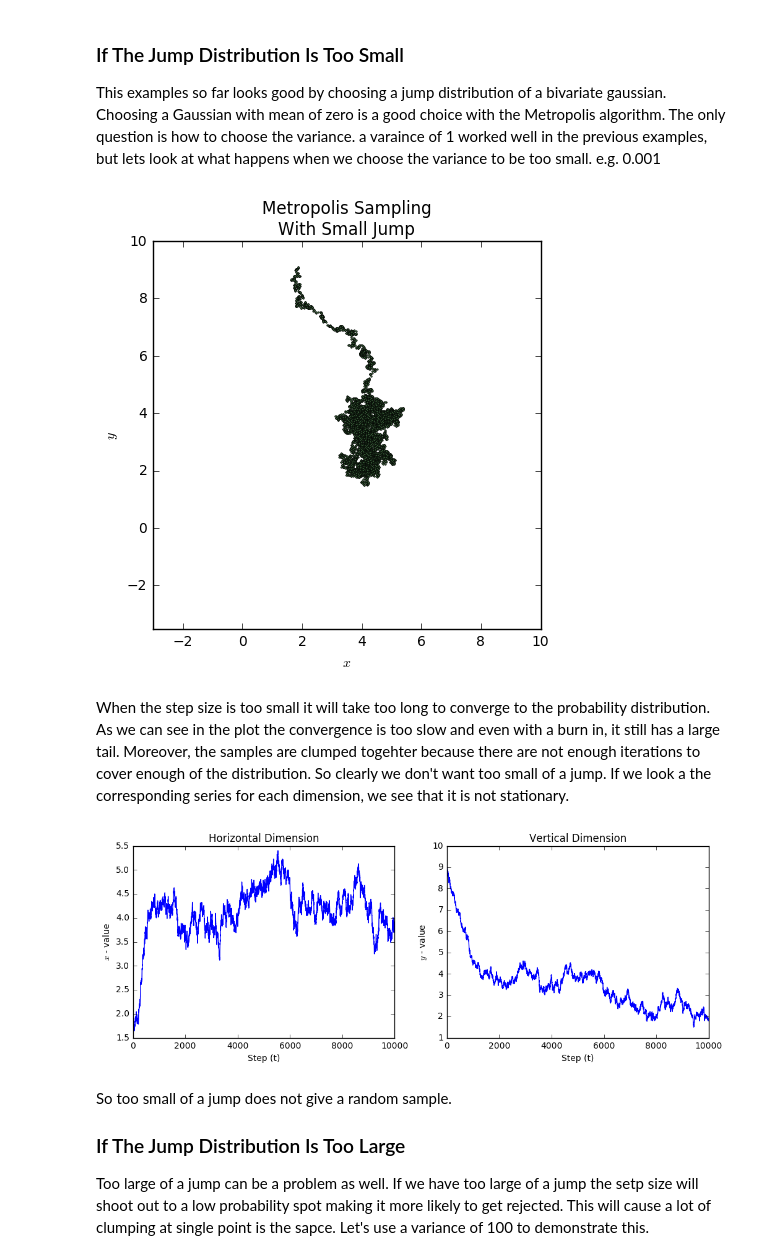
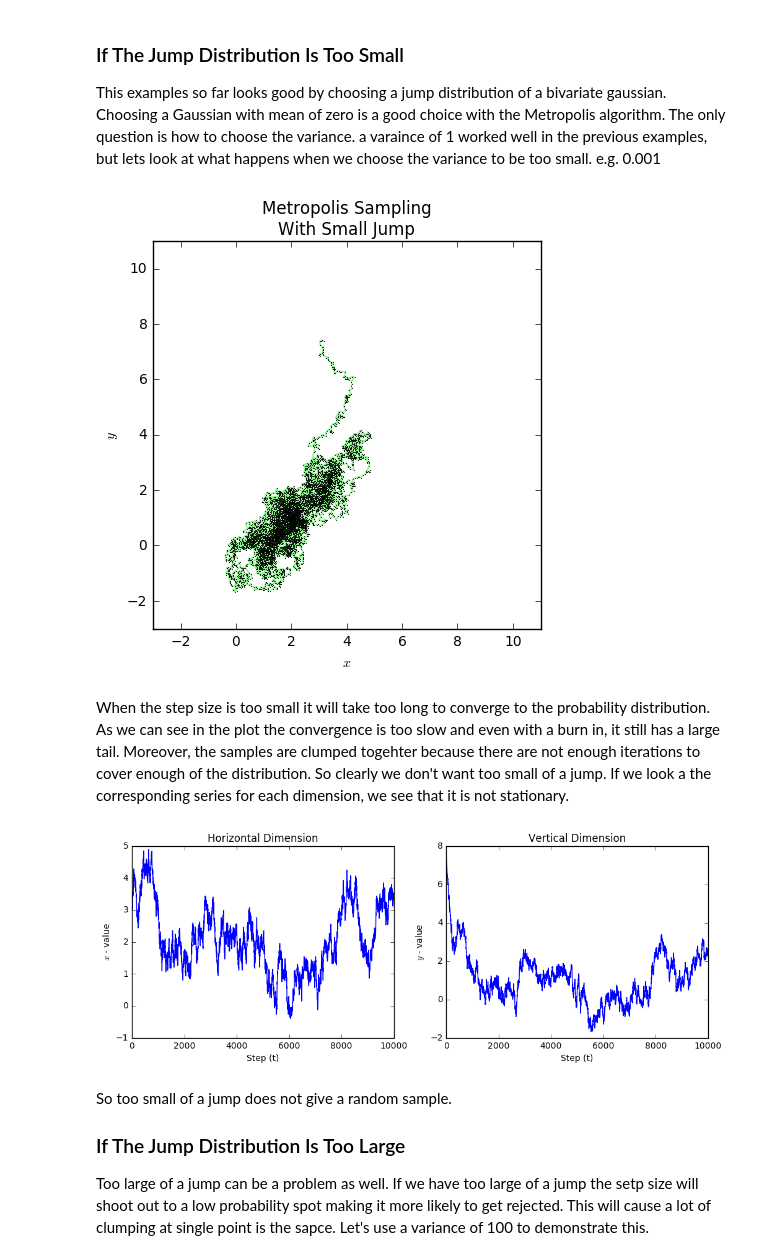
Before and after one commit to AbeNassar/Playground, a Jupyter notebook: Simulations/Metropolis Algorithm.ipynb, the cells around one changed output. Drawn from its saved outputs; the diff is of its cells as text; code cells hidden in the pictures.

```diff
--- a/Simulations/Metropolis Algorithm.ipynb
+++ b/Simulations/Metropolis Algorithm.ipynb
@@ -117,24 +117,26 @@ These both look stationary and so we can conclude that the Metropolis algorithm
 ### If The Jump Distribution Is Too Small
 This examples so far looks good by choosing a jump distribution of a bivariate gaussian. Choosing a Gaussian with mean of zero is a good choice with the Metropolis algorithm. The only question is how to choose the variance. a varaince of 1 worked well in the previous examples, but lets look at what happens when we choose the variance to be too small. e.g. 0.001
 # %%
-small_jump = ss.multivariate_normal(mean=[0,0], cov=0.001)
+small_jump = ss.multivariate_normal(mean=[0,0], cov=0.005)
 
-small_sampled_points = metropolis(pdf_to_sample, small_jump, nSamples, np.array([1,10]), burn_in=100)
+small_sampled_points = metropolis(pdf_to_sample, small_jump,
+                                  nSamples, np.array([1,10]), burn_in=100)
 plt.figure(5,figsize=[5,5])
-plt.plot(small_sampled_points[:,0],small_sampled_points[:,1], "-o", color="lightgreen", lw=.1, ms=1)
-plt.xlim([-3,10]); plt.ylim([-3.5,10])
+plt.plot(small_sampled_points[:,0],small_sampled_points[:,1],
+         "-o", color="lightgreen", lw=1, ms=.25)
+plt.xlim([-3,11]); plt.ylim([-3,11])
 plt.title("Metropolis Sampling\nWith Small Jump")
 plt.xlabel("$x$"); plt.ylabel("$y$")
 plt.show()
 # %% [output]
-[figure, old version]
+[figure, new version]
 # %% [markdown]
 When the step size is too small it will take too long to converge to the probability distribution. As we can see in the plot the convergence is too slow and even with a burn in, it still has a large tail. Moreover, the samples are clumped togehter because there are not enough iterations to cover enough of the distribution. So clearly we don't want too small of a jump. If we look a the corresponding series for each dimension, we see that it is not stationary.
 # %%
 plt.figure(6, figsize=[12,4])
 plot_series(small_sampled_points)
 # %% [output]
-[figure, old version]
+[figure, new version]
 # %% [markdown]
 So too small of a jump does not give a random sample.
 
```
Also changed, not shown: parts of 7 cells of this notebook, 1 other file.
